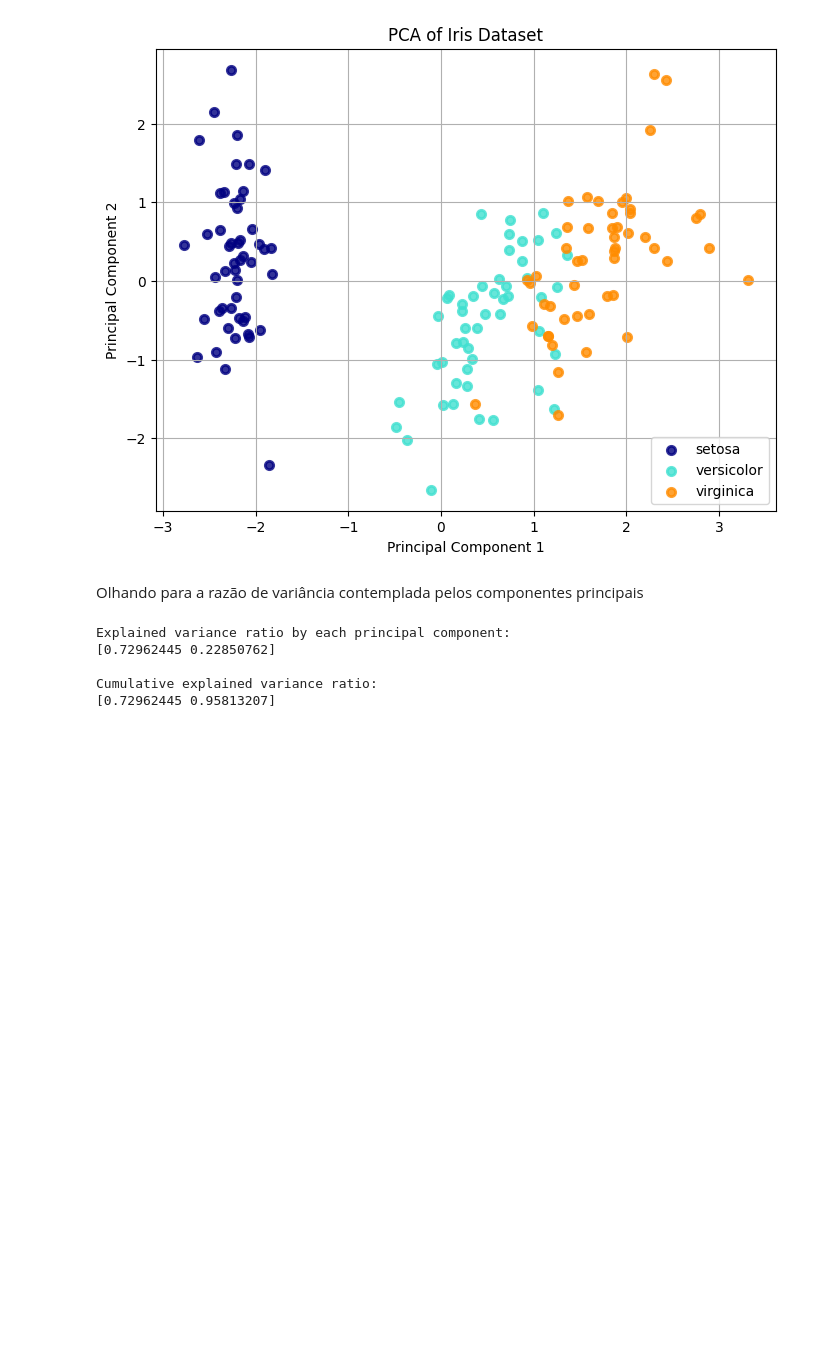
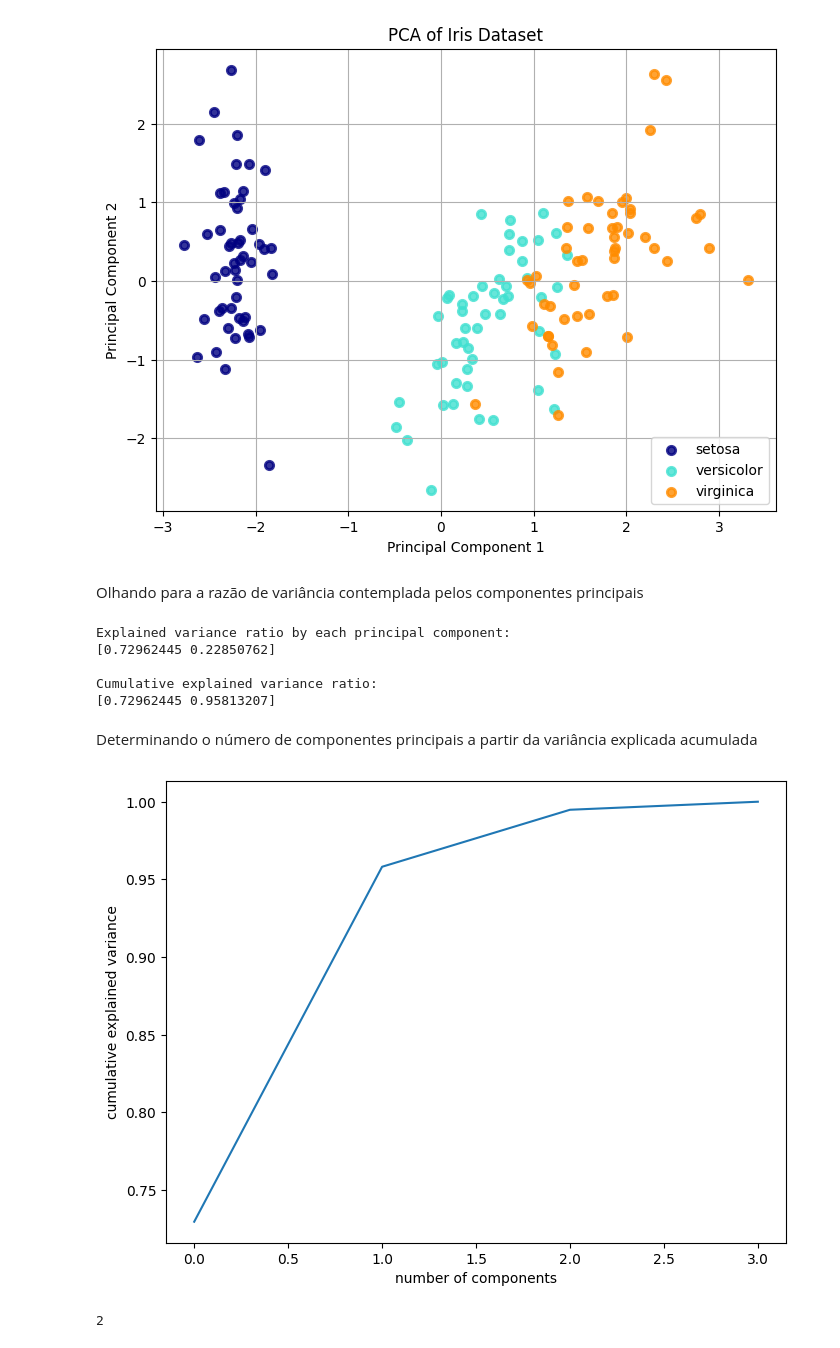
Before and after one commit to BrunoCapron/ESQ724-fundamentos_aprendizado_maquina, a Jupyter notebook: Aprendizado_Nao_Supervisionado/PCA/PCA_IRIS.ipynb, the cells around one changed output. Drawn from its saved outputs; the diff is of its cells as text; code cells hidden in the pictures; blank space fills up the shorter version.

```diff
--- a/Aprendizado_Nao_Supervisionado/PCA/PCA_IRIS.ipynb
+++ b/Aprendizado_Nao_Supervisionado/PCA/PCA_IRIS.ipynb
@@ -81,3 +81,35 @@ Explained variance ratio by each principal component:
 
 Cumulative explained variance ratio:
 [0.72962445 0.95813207]
+# %% [markdown]
+Determinando o número de componentes principais a partir da variância explicada acumulada
+# %%
+pca = PCA()
+pca.fit(X_scaled)
+cumsum = np.cumsum(pca.explained_variance_ratio_)
+
+plt.figure(figsize=(8,6))
+plt.plot(cumsum)
+plt.xlabel('number of components')
+plt.ylabel('cumulative explained variance')
+plt.show()
+# %% [output]
+[figure, added]
+# %%
+#numero de componentes principais explicando mais de 95% da variânmcia
+#print(cumsum >= 0.95)
+#d= np.argmax(cumsum >= 0.95) + 1
+#print(d)
+
+IsTrue = False
+d=0
+while IsTrue == False:
+  if cumsum[d] >= 0.95:
+    IsTrue = True
+  d+=1
+print(d)
+
+pca = PCA(n_components=d)
+X_reduced = pca.fit_transform(X_scaled)
+# %% [output]
+2
```
